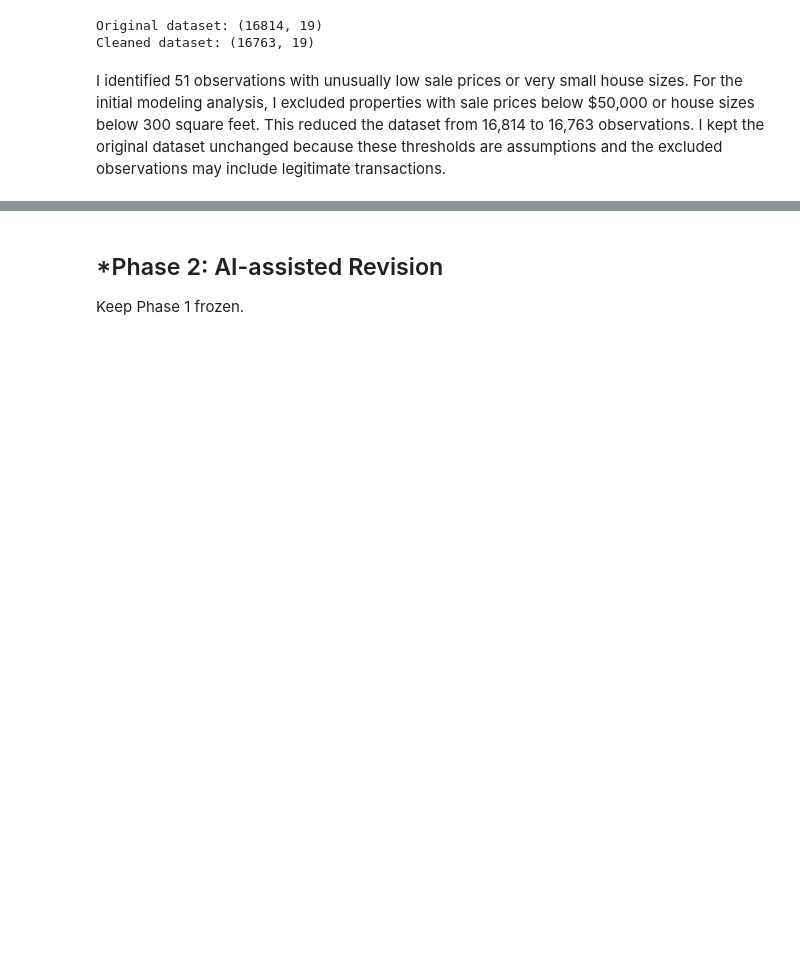
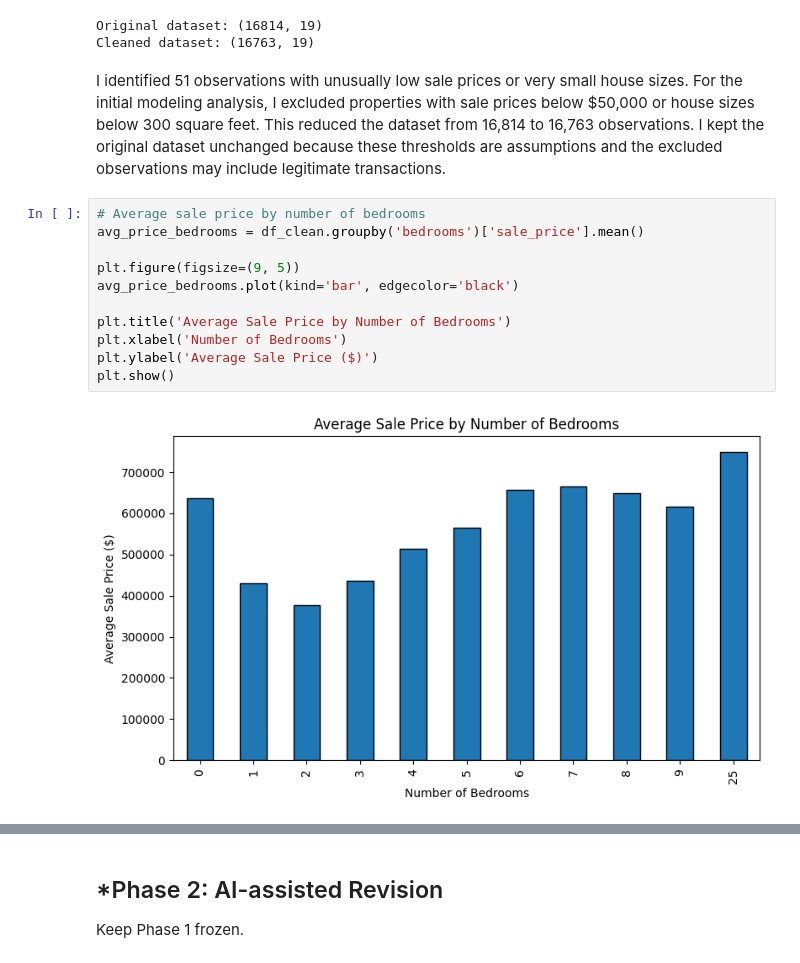
Before and after one commit to hwayalew/L02-hedonic-pricing, a Jupyter notebook: notebook.ipynb, the cells around one changed output, grey strips where cells are left out. Saved outputs shown, nothing was run; the diff lists cells and outputs as text; blank space fills up the shorter version.

```diff
--- a/notebook.ipynb
+++ b/notebook.ipynb
@@ -248,3 +248,16 @@ Original dataset: (16814, 19)
 Cleaned dataset: (16763, 19)
 # %% [markdown]
 I identified 51 observations with unusually low sale prices or very small house sizes. For the initial modeling analysis, I excluded properties with sale prices below $50,000 or house sizes below 300 square feet. This reduced the dataset from 16,814 to 16,763 observations. I kept the original dataset unchanged because these thresholds are assumptions and the excluded observations may include legitimate transactions.
+# %%
+# Average sale price by number of bedrooms
+avg_price_bedrooms = df_clean.groupby('bedrooms')['sale_price'].mean()
+
+plt.figure(figsize=(9, 5))
+avg_price_bedrooms.plot(kind='bar', edgecolor='black')
+
+plt.title('Average Sale Price by Number of Bedrooms')
+plt.xlabel('Number of Bedrooms')
+plt.ylabel('Average Sale Price ($)')
+plt.show()
+# %% [output]
+[figure, added]
```
Also changed, not shown: parts of 5 cells of this notebook.
